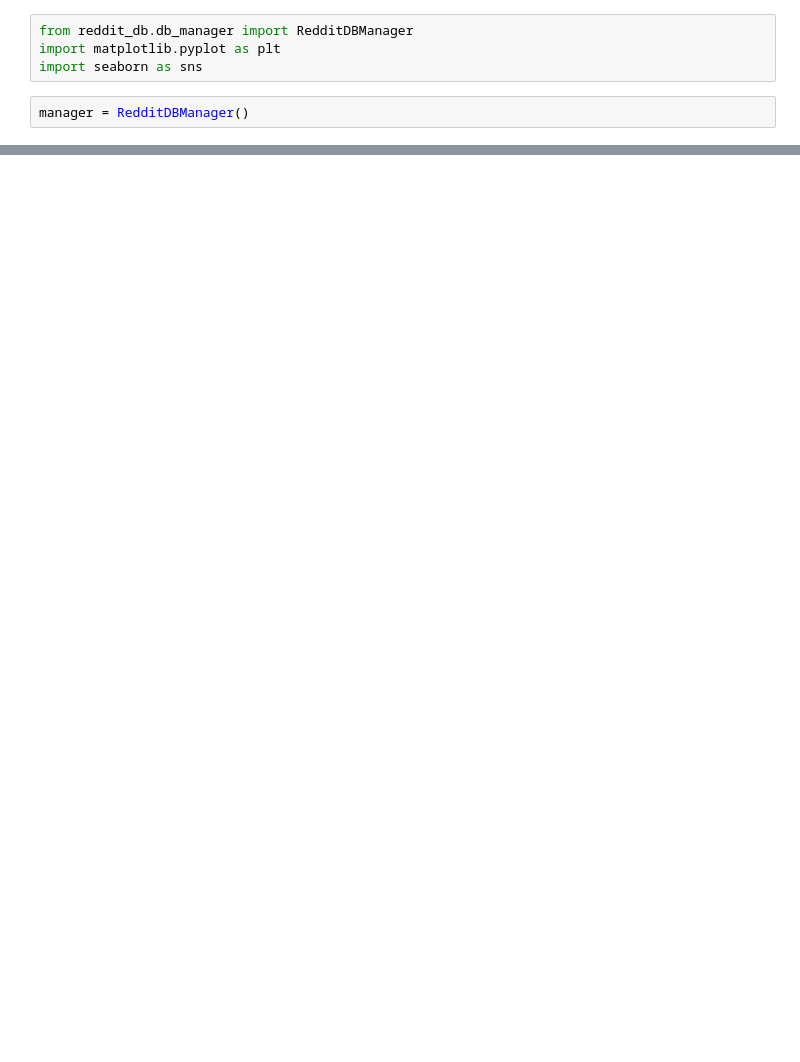
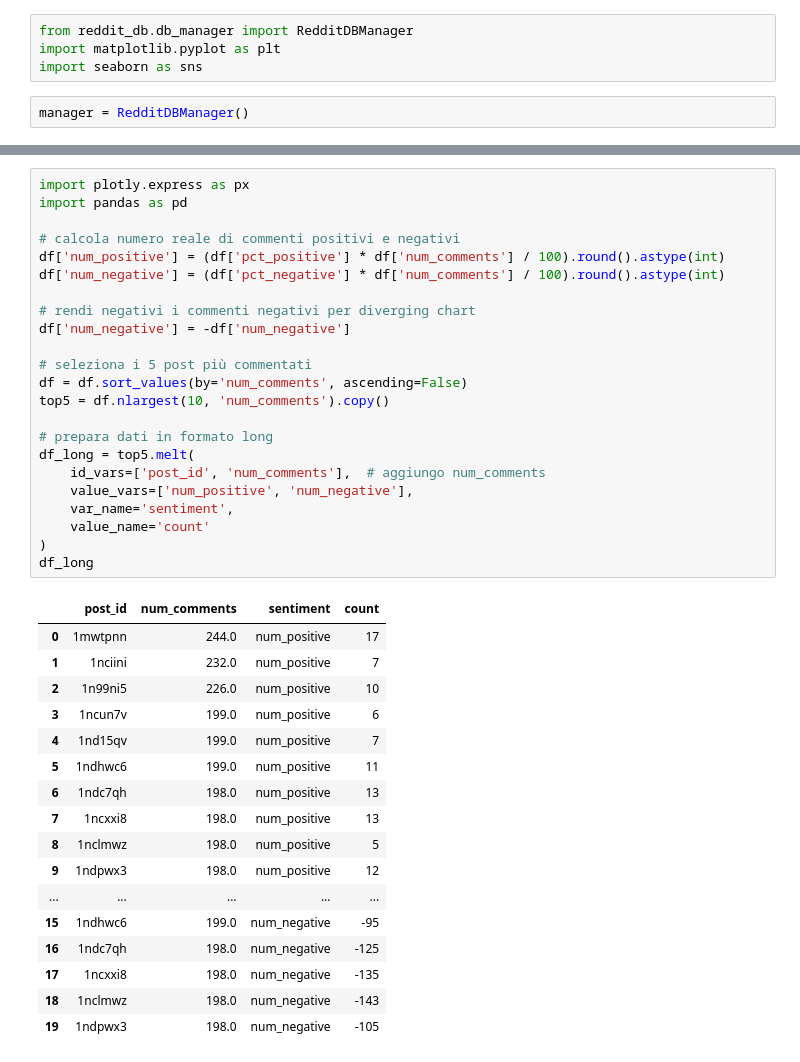
Before and after one commit to gpassoni/social_trends_analyzer, a Jupyter notebook: notebooks/streamlit_plot_tester.ipynb, the cells around one changed output, grey strips where cells are left out. Cells and saved outputs as stored; diff of their text form; blank space fills up the shorter version.

```diff
--- a/notebooks/streamlit_plot_tester.ipynb
+++ b/notebooks/streamlit_plot_tester.ipynb
@@ -62,0 +189,41 @@ plt.show()
+# %%
+import plotly.express as px
+import pandas as pd
+
+# calcola numero reale di commenti positivi e negativi
+df['num_positive'] = (df['pct_positive'] * df['num_comments'] / 100).round().astype(int)
+df['num_negative'] = (df['pct_negative'] * df['num_comments'] / 100).round().astype(int)
+
+# rendi negativi i commenti negativi per diverging chart
+df['num_negative'] = -df['num_negative']
+
+# seleziona i 5 post più commentati
+df = df.sort_values(by='num_comments', ascending=False)
+top5 = df.nlargest(10, 'num_comments').copy()
+
+# prepara dati in formato long
+df_long = top5.melt(
+    id_vars=['post_id', 'num_comments'],  # aggiungo num_comments
+    value_vars=['num_positive', 'num_negative'],
+    var_name='sentiment',
+    value_name='count'
+)
+df_long
+# %% [output]
+|  | post_id | num_comments | sentiment | count |
+| 0 | 1mwtpnn | 244.0 | num_positive | 17 |
+| 1 | 1nciini | 232.0 | num_positive | 7 |
+| 2 | 1n99ni5 | 226.0 | num_positive | 10 |
+| 3 | 1ncun7v | 199.0 | num_positive | 6 |
+| 4 | 1nd15qv | 199.0 | num_positive | 7 |
+| 5 | 1ndhwc6 | 199.0 | num_positive | 11 |
+| 6 | 1ndc7qh | 198.0 | num_positive | 13 |
+| 7 | 1ncxxi8 | 198.0 | num_positive | 13 |
+| 8 | 1nclmwz | 198.0 | num_positive | 5 |
+| 9 | 1ndpwx3 | 198.0 | num_positive | 12 |
+| ... | ... | ... | ... | ... |
+| 15 | 1ndhwc6 | 199.0 | num_negative | -95 |
+| 16 | 1ndc7qh | 198.0 | num_negative | -125 |
+| 17 | 1ncxxi8 | 198.0 | num_negative | -135 |
+| 18 | 1nclmwz | 198.0 | num_negative | -143 |
+| 19 | 1ndpwx3 | 198.0 | num_negative | -105 |
```
Also changed, not shown: parts of 13 cells of this notebook, 10 other files.
